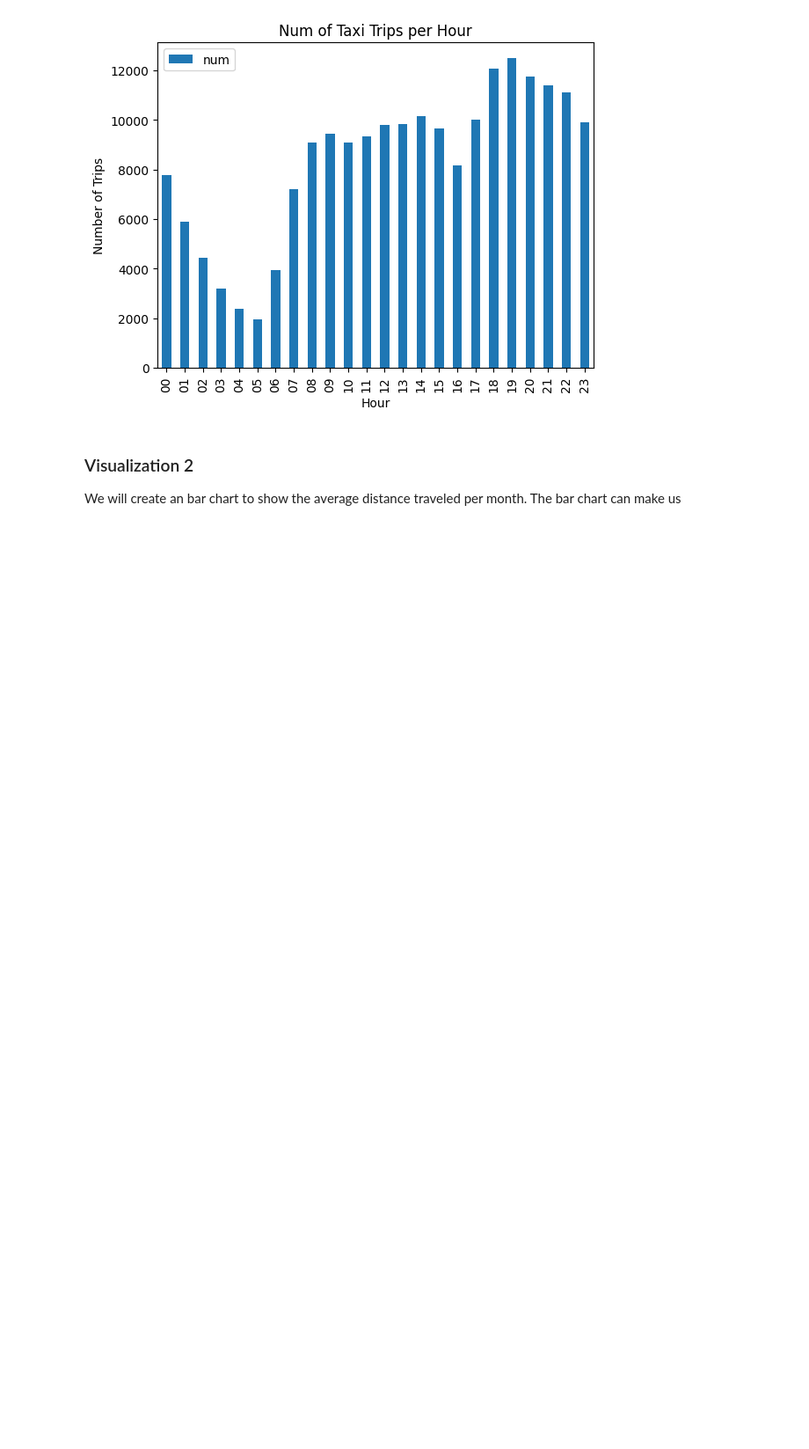
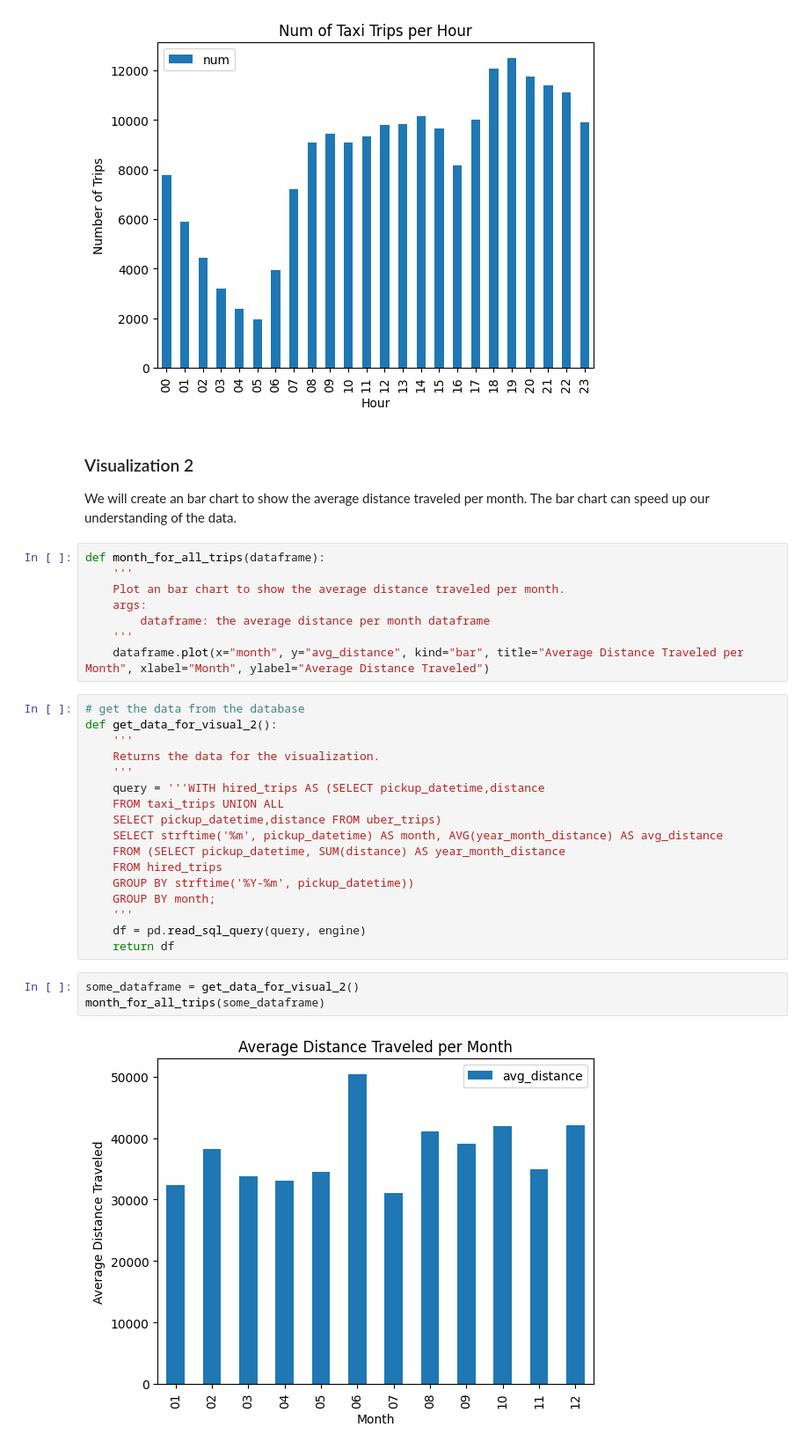
Before and after one commit to chenmeijia30/intro-to-python, a Jupyter notebook: Project.ipynb, the cells around one changed output. Shown: that part at 88% size. Drawn from its saved outputs; the diff is of its cells as text; blank space fills up the shorter version.

Commit message:
add visualization 2

```diff
--- a/Project.ipynb
+++ b/Project.ipynb
@@ -631,4 +631,34 @@ hour_for_taxi_trip(some_dataframe.sort_values(by="time", ascending=True))
 # %% [markdown]
 ### Visualization 2
 
-We will create an bar chart to show the average distance traveled per month. The bar chart can make us
+We will create an bar chart to show the average distance traveled per month. The bar chart can speed up our understanding of the data.
+# %%
+def month_for_all_trips(dataframe):
+    '''
+    Plot an bar chart to show the average distance traveled per month.
+    args:
+        dataframe: the average distance per month dataframe
+    '''
+    dataframe.plot(x="month", y="avg_distance", kind="bar", title="Average Distance Traveled per Month", xlabel="Month", ylabel="Average Distance Traveled")
+# %%
+# get the data from the database
+def get_data_for_visual_2():
+    '''
+    Returns the data for the visualization.
+    '''
+    query = '''WITH hired_trips AS (SELECT pickup_datetime,distance
+    FROM taxi_trips UNION ALL
+    SELECT pickup_datetime,distance FROM uber_trips)
+    SELECT strftime('%m', pickup_datetime) AS month, AVG(year_month_distance) AS avg_distance
+    FROM (SELECT pickup_datetime, SUM(distance) AS year_month_distance
+    FROM hired_trips
+    GROUP BY strftime('%Y-%m', pickup_datetime))
+    GROUP BY month;
+    '''
+    df = pd.read_sql_query(query, engine)
+    return df
+# %%
+some_dataframe = get_data_for_visual_2()
+month_for_all_trips(some_dataframe)
+# %% [output]
+[figure, added]
```
